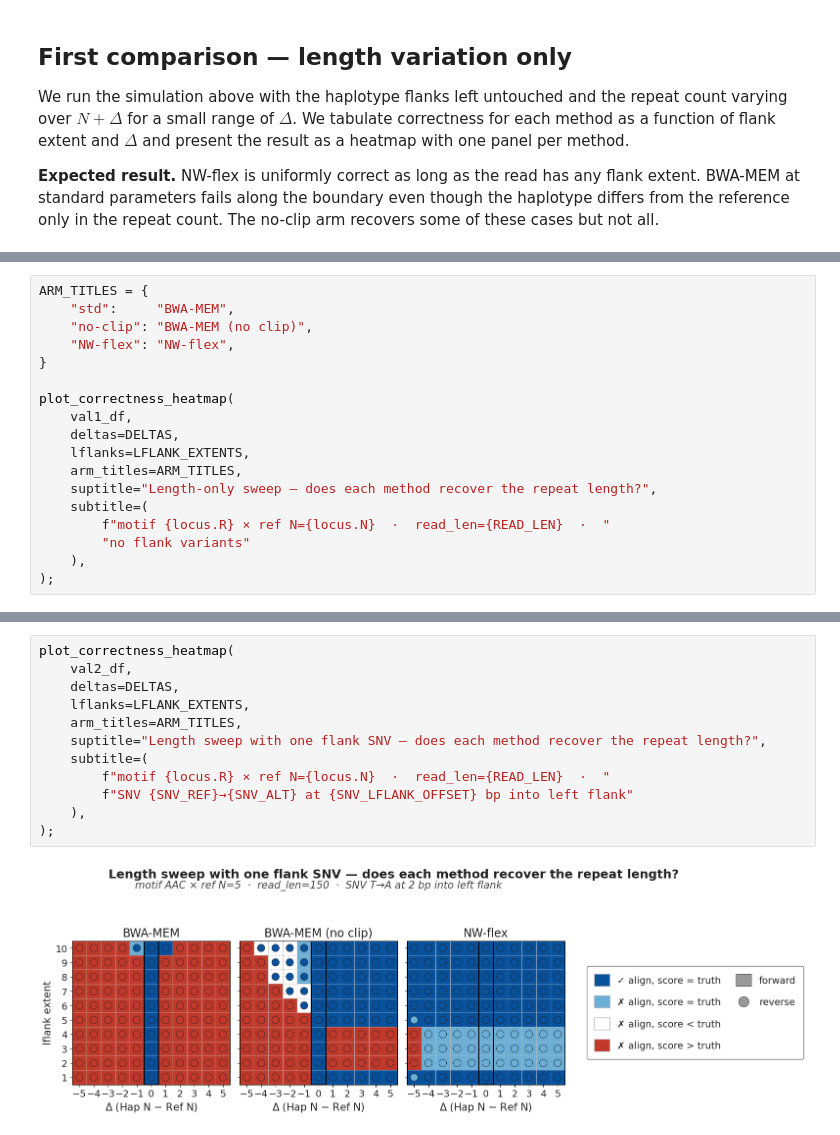
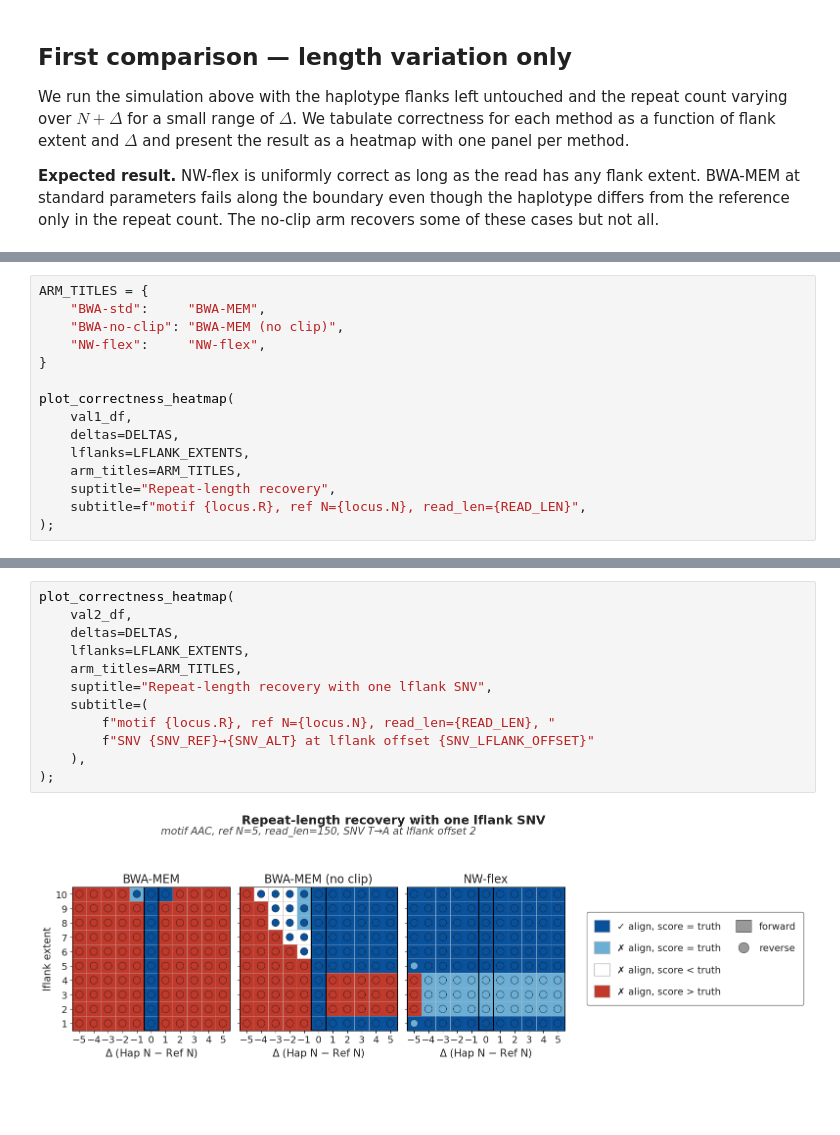
Before and after one commit to nwflex/nwflex, a Jupyter notebook: notebooks/07_NWflex_BWA_Comparison.ipynb, the cells around one changed output, grey strips where cells are left out. Drawn from its saved outputs; the diff is of its cells as text; blank space fills up the shorter version.

```diff
--- a/notebooks/07_NWflex_BWA_Comparison.ipynb
+++ b/notebooks/07_NWflex_BWA_Comparison.ipynb
@@ -680,8 +773,8 @@ Sweep: 10 lflanks × 11 Δs × 3 arms = 330 verdicts  (combine='best')
 # %%
 ARM_TITLES = {
-    "std":     "BWA-MEM",
-    "no-clip": "BWA-MEM (no clip)",
-    "NW-flex": "NW-flex",
+    "BWA-std":     "BWA-MEM",
+    "BWA-no-clip": "BWA-MEM (no clip)",
+    "NW-flex":     "NW-flex",
 }
 
 plot_correctness_heatmap(
@@ -689,10 +782,7 @@ plot_correctness_heatmap(
     deltas=DELTAS,
     lflanks=LFLANK_EXTENTS,
     arm_titles=ARM_TITLES,
-    suptitle="Length-only sweep — does each method recover the repeat length?",
-    subtitle=(
-        f"motif {locus.R} × ref N={locus.N}  ·  read_len={READ_LEN}  ·  "
-        "no flank variants"
-    ),
+    suptitle="Repeat-length recovery",
+    subtitle=f"motif {locus.R}, ref N={locus.N}, read_len={READ_LEN}",
 );
 # %% [output]
@@ -807,14 +823,14 @@ plot_layout_schematic(
 # %%
 plot_correctness_heatmap(
     val2_df,
     deltas=DELTAS,
     lflanks=LFLANK_EXTENTS,
     arm_titles=ARM_TITLES,
-    suptitle="Length sweep with one flank SNV — does each method recover the repeat length?",
+    suptitle="Repeat-length recovery with one lflank SNV",
     subtitle=(
-        f"motif {locus.R} × ref N={locus.N}  ·  read_len={READ_LEN}  ·  "
-        f"SNV {SNV_REF}→{SNV_ALT} at {SNV_LFLANK_OFFSET} bp into left flank"
+        f"motif {locus.R}, ref N={locus.N}, read_len={READ_LEN}, "
+        f"SNV {SNV_REF}→{SNV_ALT} at lflank offset {SNV_LFLANK_OFFSET}"
     ),
 );
 # %% [output]
-[figure, old version]
+[figure, new version]
```
Also changed, not shown: parts of 28 cells of this notebook, 6 other files.
